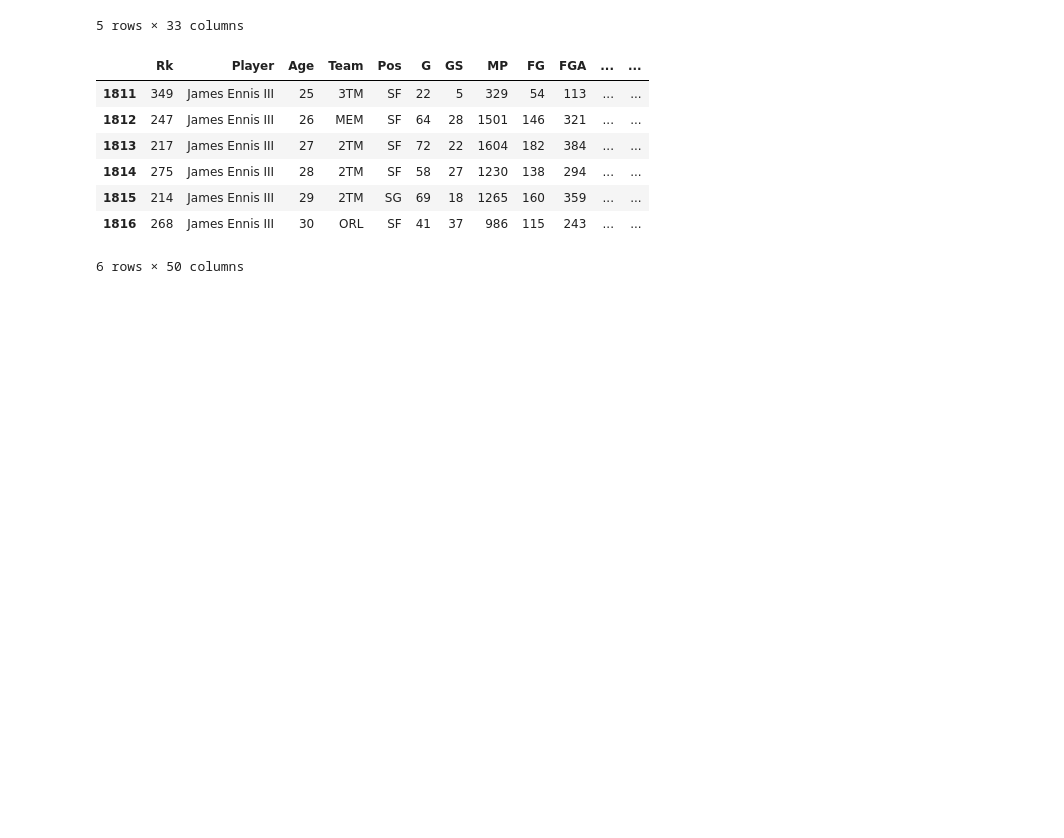
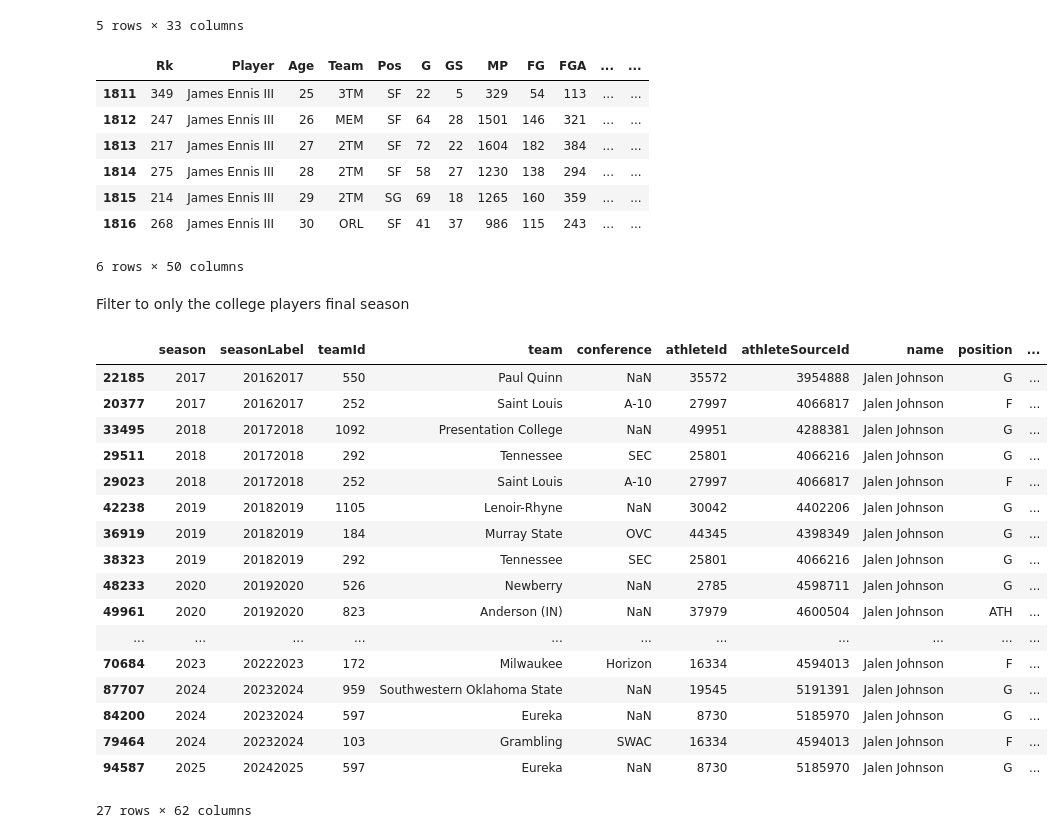
Before and after one commit to Jeremy-Thompson33/NBA_Prospect_Evaluator, a Jupyter notebook: datacollection.ipynb, the cells around one changed output. Cells and saved outputs as stored; diff of their text form; code cells hidden in the pictures; blank space fills up the shorter version.

Commit message:
code added for cleaning and college stats

```diff
--- a/datacollection.ipynb
+++ b/datacollection.ipynb
@@ -29,3 +29,7 @@ else:
         "data/raw/player_stats_2015_2025.csv",
         index=False
     )
+# %%
+college_player_stats = pd.read_csv("data/raw/player_stats_2015_2025.csv")
+college_player_stats.columns
+college_player_stats.head()
@@ -231,3 +351,38 @@ raw_player_stats[raw_player_stats['Player'] == 'James Ennis III']
 | 1815 | 214 | James Ennis III | 29 | 2TM | SG | 69 | 18 | 1265 | 160 | 359 | ... | ... |
 | 1816 | 268 | James Ennis III | 30 | ORL | SF | 41 | 37 | 986 | 115 | 243 | ... | ... |
 6 rows × 50 columns
+# %% [markdown]
+Filter to only the college players final season
+# %%
+college_player_stats_copy = college_player_stats.copy()
+# %%
+# Remove duplicate player records in same season
+college_player_stats_copy = (
+    college_player_stats_copy
+    .sort_values(["athleteId", "season", "games"])
+    .drop_duplicates(
+        subset=["athleteId", "season"],
+        keep="last"
+    )
+)
+# %%
+college_player_stats_copy[college_player_stats_copy['name'] == 'Jalen Johnson']
+# %% [output]
+|  | season | seasonLabel | teamId | team | conference | athleteId | athleteSourceId | name | position | ... |
+| 22185 | 2017 | 20162017 | 550 | Paul Quinn | NaN | 35572 | 3954888 | Jalen Johnson | G | ... |
+| 20377 | 2017 | 20162017 | 252 | Saint Louis | A-10 | 27997 | 4066817 | Jalen Johnson | F | ... |
+| 33495 | 2018 | 20172018 | 1092 | Presentation College | NaN | 49951 | 4288381 | Jalen Johnson | G | ... |
+| 29511 | 2018 | 20172018 | 292 | Tennessee | SEC | 25801 | 4066216 | Jalen Johnson | G | ... |
+| 29023 | 2018 | 20172018 | 252 | Saint Louis | A-10 | 27997 | 4066817 | Jalen Johnson | F | ... |
+| 42238 | 2019 | 20182019 | 1105 | Lenoir-Rhyne | NaN | 30042 | 4402206 | Jalen Johnson | G | ... |
+| 36919 | 2019 | 20182019 | 184 | Murray State | OVC | 44345 | 4398349 | Jalen Johnson | G | ... |
+| 38323 | 2019 | 20182019 | 292 | Tennessee | SEC | 25801 | 4066216 | Jalen Johnson | G | ... |
+| 48233 | 2020 | 20192020 | 526 | Newberry | NaN | 2785 | 4598711 | Jalen Johnson | G | ... |
+| 49961 | 2020 | 20192020 | 823 | Anderson (IN) | NaN | 37979 | 4600504 | Jalen Johnson | ATH | ... |
+| ... | ... | ... | ... | ... | ... | ... | ... | ... | ... | ... |
+| 70684 | 2023 | 20222023 | 172 | Milwaukee | Horizon | 16334 | 4594013 | Jalen Johnson | F | ... |
+| 87707 | 2024 | 20232024 | 959 | Southwestern Oklahoma State | NaN | 19545 | 5191391 | Jalen Johnson | G | ... |
+| 84200 | 2024 | 20232024 | 597 | Eureka | NaN | 8730 | 5185970 | Jalen Johnson | G | ... |
+| 79464 | 2024 | 20232024 | 103 | Grambling | SWAC | 16334 | 4594013 | Jalen Johnson | F | ... |
+| 94587 | 2025 | 20242025 | 597 | Eureka | NaN | 8730 | 5185970 | Jalen Johnson | G | ... |
+27 rows × 62 columns
```
Also changed, not shown: parts of 9 cells of this notebook, 1 other file.
